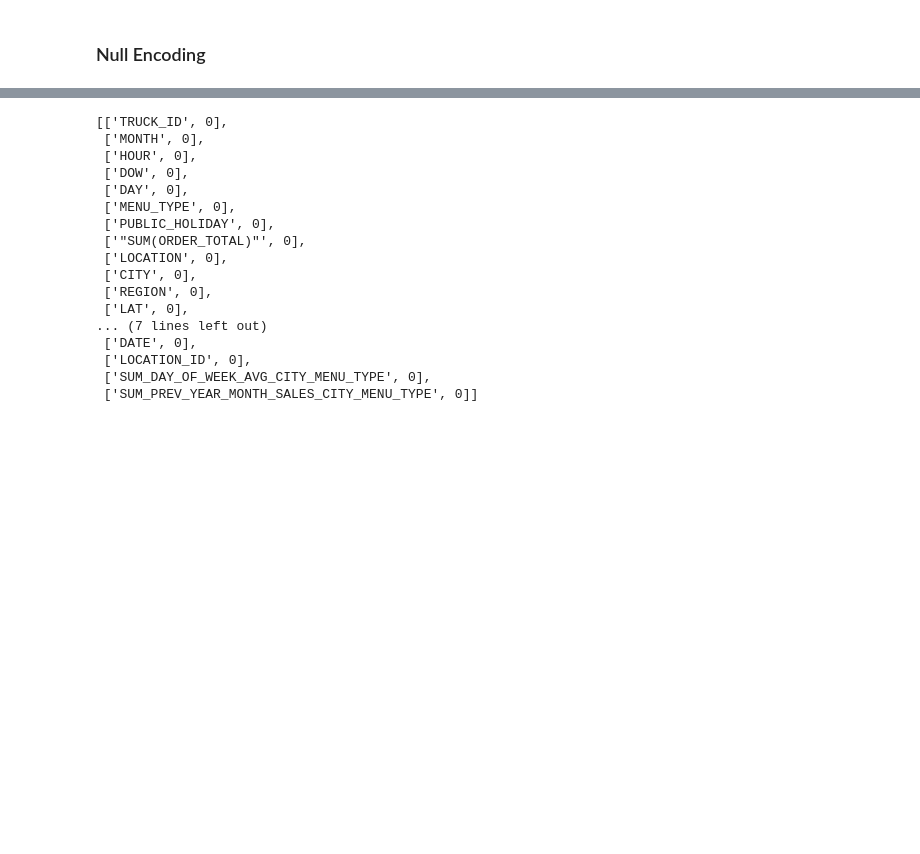
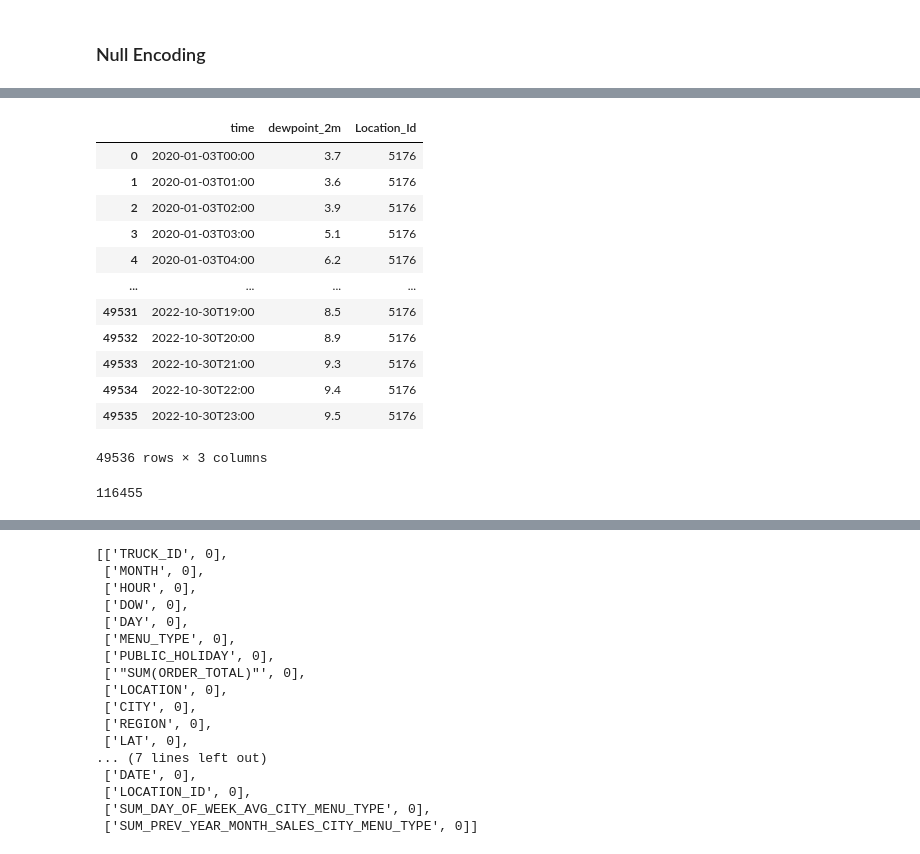
Before and after one commit to jkyxd/ICP_Group3, a Jupyter notebook: ICP Jupyter File.ipynb, the cells around one changed output, grey strips where cells are left out. Drawn from its saved outputs; the diff is of its cells as text; code cells hidden in the pictures; blank space fills up the shorter version.

```diff
--- a/ICP Jupyter File.ipynb
+++ b/ICP Jupyter File.ipynb
@@ -534,3 +697,23 @@ merge_df.show()
+# %%
+res
+# %% [output]
+|  | time | dewpoint_2m | Location_Id |
+| 0 | 2020-01-03T00:00 | 3.7 | 5176 |
+| 1 | 2020-01-03T01:00 | 3.6 | 5176 |
+| 2 | 2020-01-03T02:00 | 3.9 | 5176 |
+| 3 | 2020-01-03T03:00 | 5.1 | 5176 |
+| 4 | 2020-01-03T04:00 | 6.2 | 5176 |
+| ... | ... | ... | ... |
+| 49531 | 2022-10-30T19:00 | 8.5 | 5176 |
+| 49532 | 2022-10-30T20:00 | 8.9 | 5176 |
+| 49533 | 2022-10-30T21:00 | 9.3 | 5176 |
+| 49534 | 2022-10-30T22:00 | 9.4 | 5176 |
+| 49535 | 2022-10-30T23:00 | 9.5 | 5176 |
+49536 rows × 3 columns
+# %%
+merge_df[merge_df["CITY"]=="New York City"].count()
+# %% [output]
+116455
 # %%
 nullColumns = []
 numRows = merge_df.count()
```
Also changed, not shown: parts of 43 cells of this notebook.
